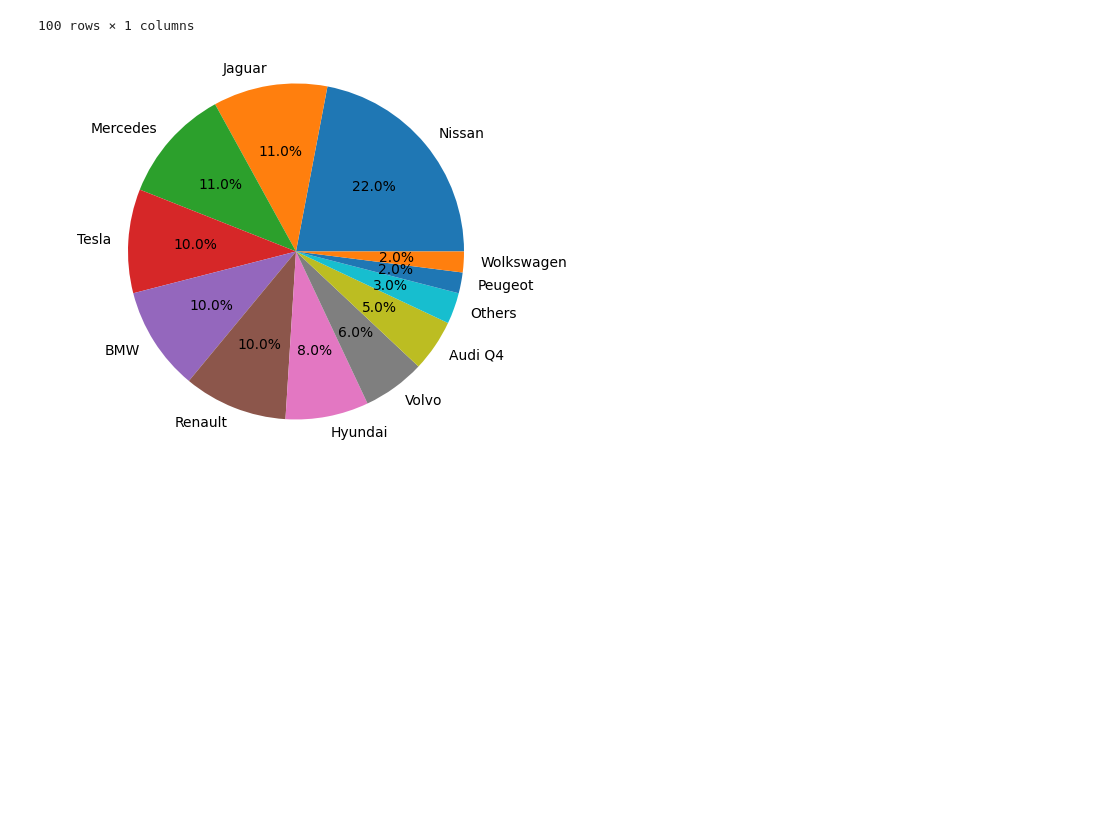
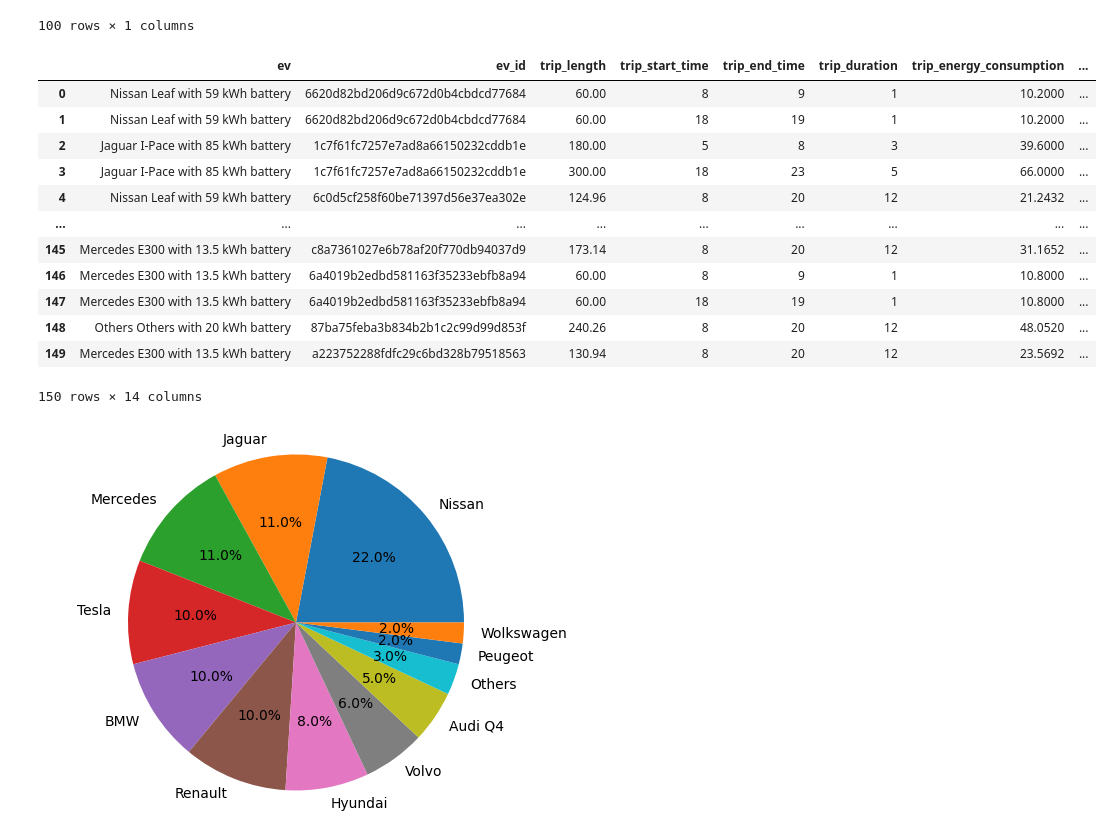
Before and after one commit to EV4EU/ev-profiling, a Jupyter notebook: ev-profiles.ipynb, the cells around one changed output. Cells and saved outputs as stored; diff of their text form; code cells hidden in the pictures; blank space fills up the shorter version.

Commit message:
Visualization of assigned trip segments

```diff
--- a/ev-profiles.ipynb
+++ b/ev-profiles.ipynb
@@ -668,6 +668,24 @@ aggregator.assigned_trips_dataframe()
 | 98 | 240.26 |
 | 99 | 130.94 |
 100 rows × 1 columns
+# %%
+# Print trip segments
+
+aggregator.assigned_segments_dataframe()
+# %% [output]
+|  | ev | ev_id | trip_length | trip_start_time | trip_end_time | trip_duration | trip_energy_consumption | ... |
+| 0 | Nissan Leaf with 59 kWh battery | 6620d82bd206d9c672d0b4cbdcd77684 | 60.00 | 8 | 9 | 1 | 10.2000 | ... |
+| 1 | Nissan Leaf with 59 kWh battery | 6620d82bd206d9c672d0b4cbdcd77684 | 60.00 | 18 | 19 | 1 | 10.2000 | ... |
+| 2 | Jaguar I-Pace with 85 kWh battery | 1c7f61fc7257e7ad8a66150232cddb1e | 180.00 | 5 | 8 | 3 | 39.6000 | ... |
+| 3 | Jaguar I-Pace with 85 kWh battery | 1c7f61fc7257e7ad8a66150232cddb1e | 300.00 | 18 | 23 | 5 | 66.0000 | ... |
+| 4 | Nissan Leaf with 59 kWh battery | 6c0d5cf258f60be71397d56e37ea302e | 124.96 | 8 | 20 | 12 | 21.2432 | ... |
+| ... | ... | ... | ... | ... | ... | ... | ... | ... |
+| 145 | Mercedes E300 with 13.5 kWh battery | c8a7361027e6b78af20f770db94037d9 | 173.14 | 8 | 20 | 12 | 31.1652 | ... |
+| 146 | Mercedes E300 with 13.5 kWh battery | 6a4019b2edbd581163f35233ebfb8a94 | 60.00 | 8 | 9 | 1 | 10.8000 | ... |
+| 147 | Mercedes E300 with 13.5 kWh battery | 6a4019b2edbd581163f35233ebfb8a94 | 60.00 | 18 | 19 | 1 | 10.8000 | ... |
+| 148 | Others Others with 20 kWh battery | 87ba75feba3b834b2b1c2c99d99d853f | 240.26 | 8 | 20 | 12 | 48.0520 | ... |
+| 149 | Mercedes E300 with 13.5 kWh battery | a223752288fdfc29c6bd328b79518563 | 130.94 | 8 | 20 | 12 | 23.5692 | ... |
+150 rows × 14 columns
 # %%
 # Plot the population brand in a pie chart
 
```
